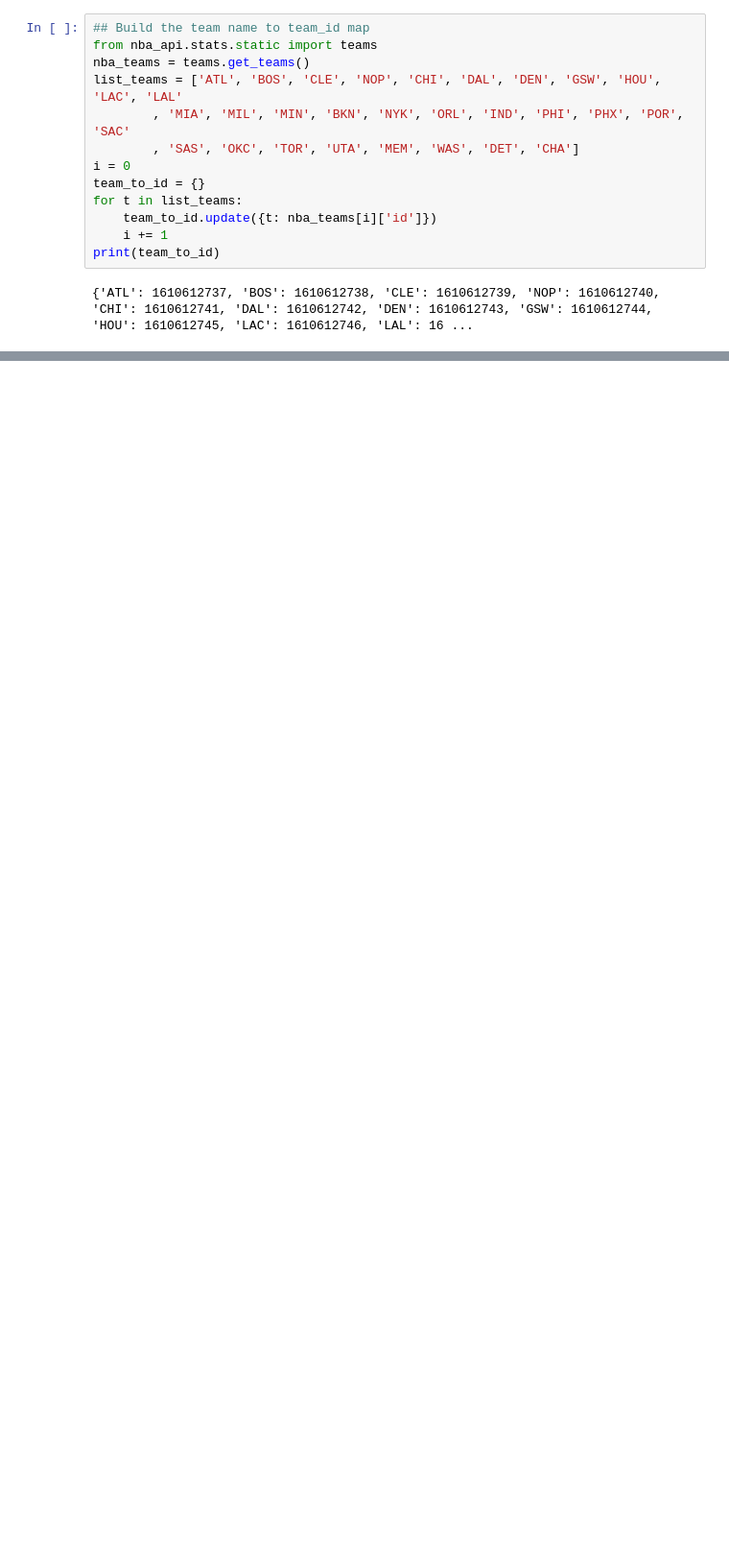
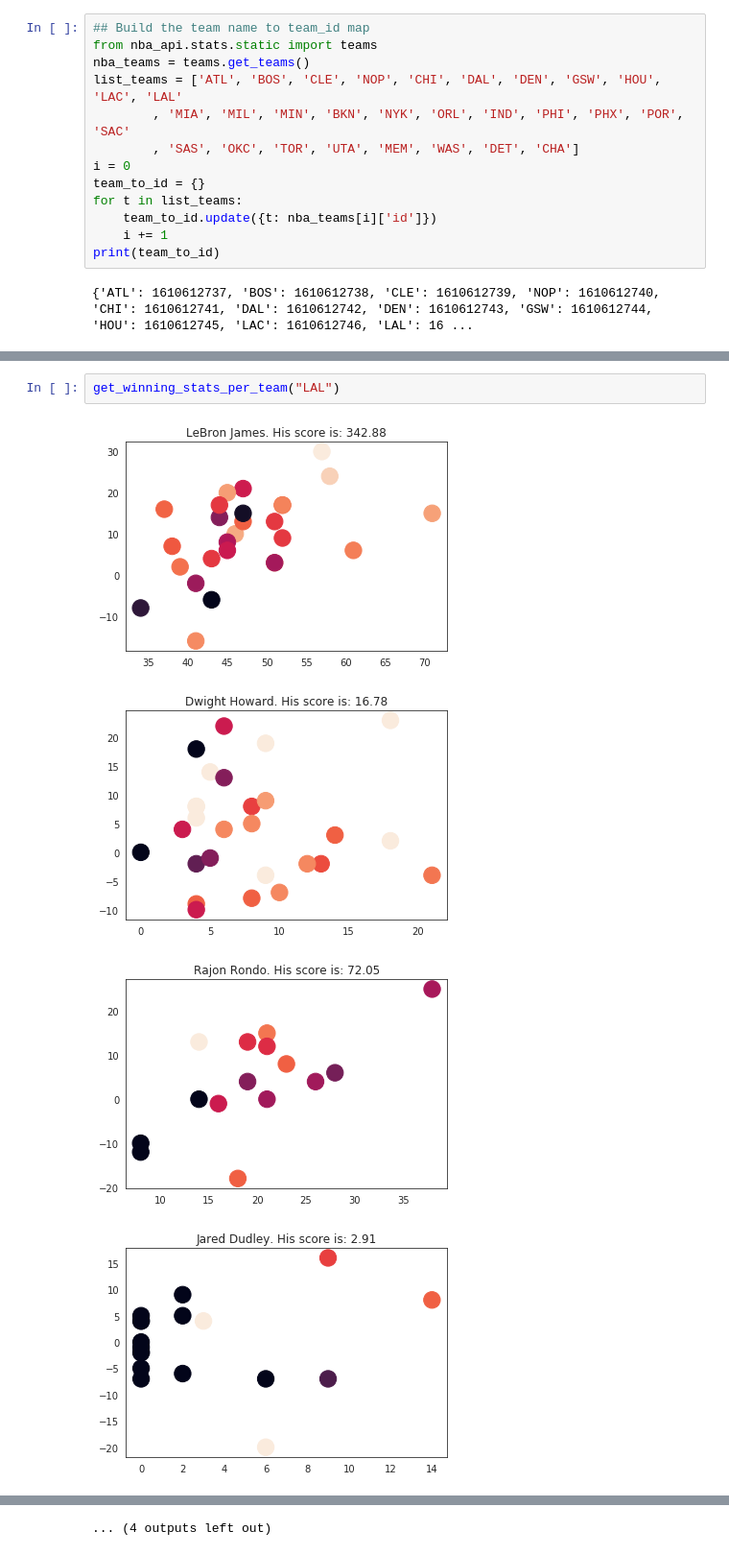
Before and after one commit to vtanguturi/NBAStatsVisualization, a Jupyter notebook: winning_stats.ipynb, the cells around one changed output, grey strips where cells are left out. Shown at 96% size. Drawn from its saved outputs; the diff is of its cells as text; blank space fills up the shorter version.

```diff
--- a/winning_stats.ipynb
+++ b/winning_stats.ipynb
@@ -101,0 +129,7 @@ def get_winning_stats_per_team(team):
+# %%
+get_winning_stats_per_team("LAL")
+# %% [output]
+[figure, added]
+[figure, added]
+[figure, added]
+[figure, added]
@@ -102,3 +144,4 @@ def get_winning_stats_per_team(team):
+... (4 outputs left out)
 # %%
 get_winning_stats_per_team("MIA")
 # %% [output]
```
Also changed, not shown: parts of 16 cells of this notebook, 1 other file.
